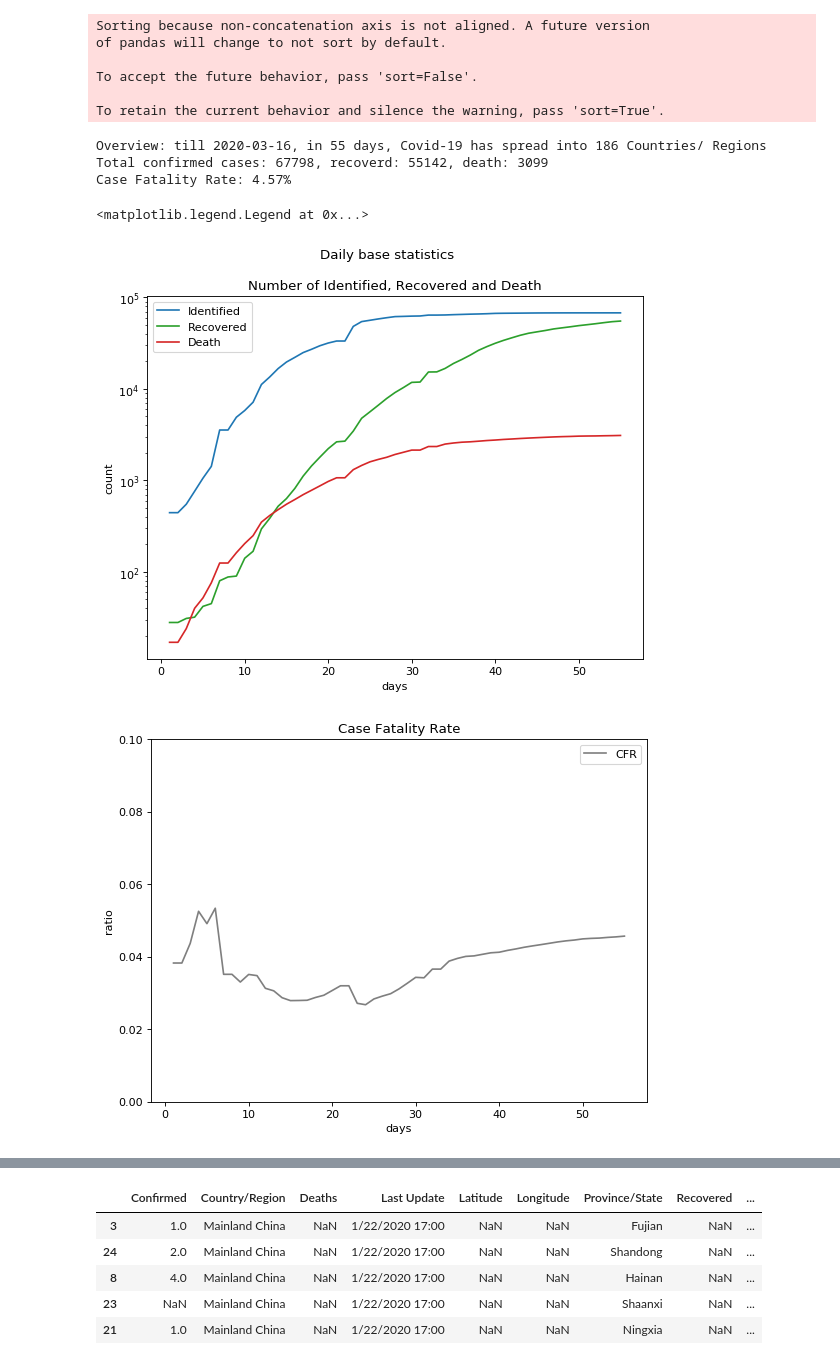
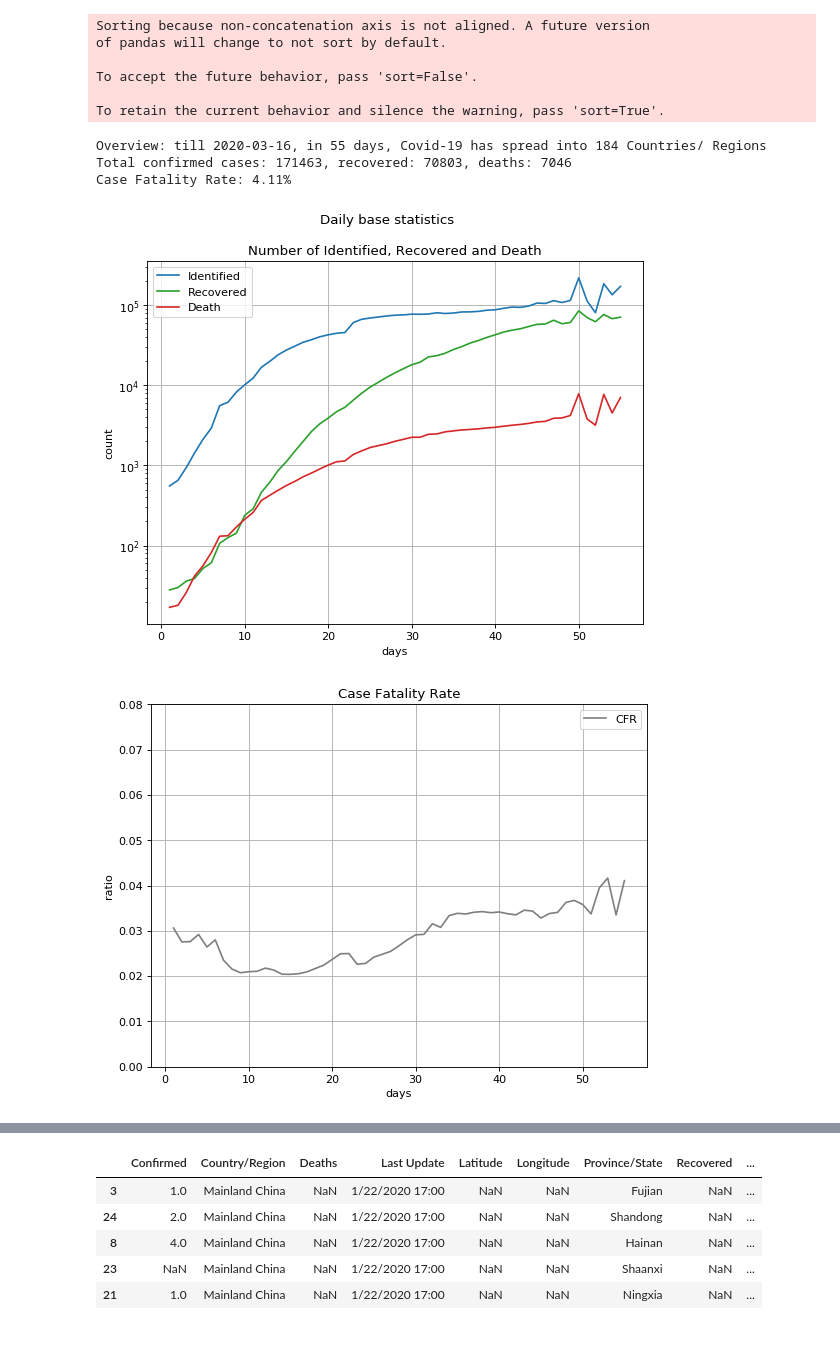
Before and after one commit to merskiZ/COVID-19, a Jupyter notebook: workbooks/Data_Analysis.ipynb, the cells around one changed output, grey strips where cells are left out. Drawn from its saved outputs; the diff is of its cells as text; code cells hidden in the pictures.

Commit message:
Added more plots and data cleaning. still need more cleaning since different criterial in data collection among nations.

```diff
--- a/workbooks/Data_Analysis.ipynb
+++ b/workbooks/Data_Analysis.ipynb
@@ -45,27 +47,39 @@ def cleanup_date(x):
 
 df['update_date'] = df['Last Update'].apply(lambda x: cleanup_date(x))
 df = df.sort_values(by=['update_date'])
+
+# unify country names
+def unify_country_names(x, candidates, target):
+    if x in candidates:
+        return target
+    else:
+        return x
+
+# merge "China" and "Mainland China", "UK" and "United Kindom"
+df['Country/Region'] = df['Country/Region'].apply(lambda x: unify_country_names(x, candidates=['Mainland China', 'China'], target='China'))
+df['Country/Region'] = df['Country/Region'].apply(lambda x: unify_country_names(x, candidates=['UK', 'United Kingdom'], target='United Kingdom'))
 # %%
 # overview
 num_regions = df['Country/Region'].unique().shape[0]
 num_days = df['update_date'].unique().shape[0]
 
+latest_date = df['update_date'].max()
 
-num_confirmed_agg = df['Confirmed'].max()
-num_death = df['Deaths'].max()
-num_recovered = df['Recovered'].max()
+num_confirmed_agg = df[df['update_date'] == latest_date]['Confirmed'].sum()
+num_death = df[df['update_date'] == latest_date]['Deaths'].sum()
+num_recovered = df[df['update_date'] == latest_date]['Recovered'].sum()
 
 case_fatality_rate = num_death / num_confirmed_agg
 
 latest_date = df['update_date'].max()
 
 print("Overview: till {}, in {} days, Covid-19 has spread into {} Countries/ Regions".format(latest_date, num_days, num_regions))
-print("Total confirmed cases: {}, recoverd: {}, death: {}".format(int(num_confirmed_agg), int(num_recovered), int(num_death)))
+print("Total confirmed cases: {}, recovered: {}, deaths: {}".format(int(num_confirmed_agg), int(num_recovered), int(num_death)))
 print("Case Fatality Rate: {:04.2f}%".format(case_fatality_rate * 100))
 # %% [output]
-Overview: till 2020-03-16, in 55 days, Covid-19 has spread into 186 Countries/ Regions
-Total confirmed cases: 67798, recoverd: 55142, death: 3099
-Case Fatality Rate: 4.57%
+Overview: till 2020-03-16, in 55 days, Covid-19 has spread into 184 Countries/ Regions
+Total confirmed cases: 171463, recovered: 70803, deaths: 7046
+Case Fatality Rate: 4.11%
 # %%
 # time based aggregation
 df_time = df.groupby(by='update_date')
@@ -79,45 +93,44 @@ cfrs = []
 for i, (t, frame) in enumerate(df_time):
     date.append(t)
     days.append(i + 1)
-    num_identified.append(frame['Confirmed'].max())
-    num_recovered.append(frame['Recovered'].max())
-    num_deaths.append(frame['Deaths'].max())
+    num_identified.append(frame['Confirmed'].sum())
+    num_recovered.append(frame['Recovered'].sum())
+    num_deaths.append(frame['Deaths'].sum())
     cfrs.append(num_deaths[-1] / num_identified[-1])
 
 num_identified = num_identified[1: ]
 num_recovered = num_recovered[1: ]
 num_deaths = num_deaths[1: ]
 
 fig, axs = plt.subplots(1, sharex=True, figsize=(8, 6), dpi= 80, facecolor='w', edgecolor='k')
 fig.suptitle('Daily base statistics')
 
 axs.plot(days, num_identified)
 axs.set_title('Number of Identified, Recovered and Death')
 axs.set(xlabel='days', ylabel='count')
 axs.set_yscale('log')
 
 axs.plot(days, num_recovered, 'tab:green')
-# axs.set_title('Number of Recovered')
 axs.set(xlabel='days', ylabel='count')
 axs.set_yscale('log')
 
 axs.plot(days, num_deaths, 'tab:red')
-# axs.set_title('Number of Deaths')
 axs.set(xlabel='days', ylabel='count')
 axs.set_yscale('log')
+axs.grid()
 
 axs.legend(['Identified', 'Recovered', 'Death'])
 
 for axi in fig.get_axes():
     axi.label_outer()
 
 fig, ax = plt.subplots(1, figsize=(8, 6), dpi= 80, facecolor='w', edgecolor='k')
 ax.plot(days, cfrs, 'tab:gray')
 ax.set_title('Case Fatality Rate')
 ax.set(xlabel='days', ylabel='ratio')
-ax.set_ylim(0, 0.1)
+ax.set_ylim(0, 0.08)
 ax.legend(['CFR'])
+ax.grid()
 # %% [output]
-<matplotlib.legend.Legend at 0x...>
-[figure, old version]
+[figure, new version]
-[figure, old version]
+[figure, new version]
```
Also changed, not shown: parts of 5 cells of this notebook.
